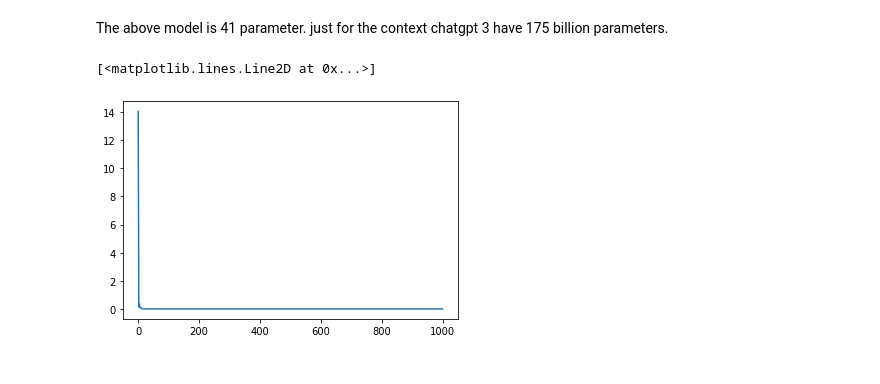
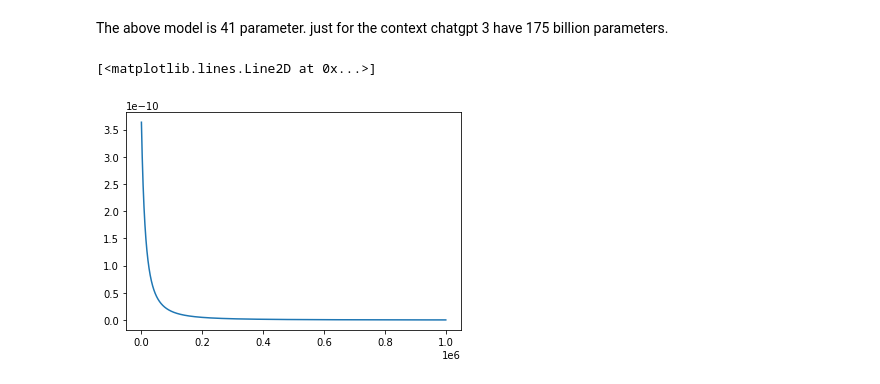
Before and after one commit to vithushanms/micrograd-backpropagation, a Jupyter notebook: [Artificial_Neural_Networks]_[Exercise]_Backpropagation_with_PyTourch.ipynb, the cells around one changed output. Cells and saved outputs as stored; diff of their text form; code cells hidden in the pictures.

```diff
--- a/[Artificial_Neural_Networks]_[Exercise]_Backpropagation_with_PyTourch.ipynb
+++ b/[Artificial_Neural_Networks]_[Exercise]_Backpropagation_with_PyTourch.ipynb
@@ -206,0 +218,3 @@ Value(data=-0.18459774180234567)
+# %%
+for x,y,z in zip([2,3,5,4], [0,1,4,2], [0,1,4,0,2]):
+  print('x', x, ',y', y, ',z', z)
@@ -209,10 +228,14 @@ Value(data=-0.18459774180234567)
 class Layer:
   #here nout is the number of neurons we want in a layer
   def __init__(self, nin, nout):
-    self.neurons = [Neuron(nin) for _ in range(nout)]
+    self.neurons = [Neuron(nin) for _ in range(nout)] #nin=3 nout=2 [Neuron(2), Neuron(2), Neuron(2), Neuron(2)]
 
   def __call__(self,x):
-    out = [n(x) for n in self.neurons]
+    '''
+    self = n
+    x = [2.0, 3.0]
+    '''
+    out = [n(x) for n in self.neurons] #[0.9, 0.6, 2.2, 2.2]
     return out[0] if len(out) == 1 else out
 
   #return the parameters in the layer from all the neurons
@@ -222,7 +245,7 @@ class Layer:
       parameters.extend(neuron.parameters())
     return parameters
 # %%
-x = [2.0, 3.0]
-n = Layer(2,4)
+x = [2.0, 3.0, 1.0]
+n = Layer(nin=3,nout=4)
 n(x)
 # %% [output]
@@ -235,11 +258,31 @@ n(x)
 class MLP:
   #here the nouts is a list of numbers in each layers
   def __init__(self, nin, nouts):
+    '''
+    nin = 3
+    nout = [4,4,1]
+    '''
     #appeand the number of inputs to the layers's first element
     sz = [nin] + nouts
+    '''
+    sz = [3,4,4,1]
+    '''
     self.layers = [Layer(sz[i], sz[i+1]) for i in range(len(nouts))]
+    '''
+    [i = 0 , Layer(3,4),
+      i = 1 , Layer(4,4),
+      i = 2 , Layer(4,1)]
+    '''
 
   def __call__(self, x):
+    '''
+    1st layer x= [2.0, 3.0, 1.0]
+    1st layer out = [1.0, 3.0, 1.0, -1.0]
+    2nd layer in x = [1.0, 3.0, 1.0, -1.0]
+    2nd layer out = [1.0, 1.0, 9.0, -1.0]
+    3rd layer x =  [1.0, 1.0, 9.0, -1.0]
+    3rd layer out 2.0
+    '''
     for layer in self.layers:
       x = layer(x)
 
@@ -323,35 +364,35 @@ The above model is 41 parameter. just for the context chatgpt 3 have  175 billio
 
 loss_arr = []
 
 #global variable to store the MLP with least loss
 mlp_final = n
 least_loss = 0.0
 
 #let's try to stimulate gradient decent
-for k in range(1000):
+for k in range(1000000):
   #forward
   ypred = [n(x) for x in xs]
   loss = sum((ybar - yi)**2 for yi, ybar in zip(ys, ypred))
   if(least_loss == 0 or least_loss >= loss.data):
     least_loss = loss.data;
     mlp_final = n
 
   #backward
   'zero grad to make the grad of the parameters to 0 after previous iteration'
   for p in n.parameters():
     p.grad = 0
   loss.backward();
 
   #addjust parameter by a small bump in the direction of the gradient
   for p in n.parameters():
     p.data += -0.05 * p.grad
 
   loss_arr.append(loss.data)
 
 plt.plot(loss_arr)
 # %% [output]
 [<matplotlib.lines.Line2D at 0x...>]
-[figure, old version]
+[figure, new version]
 # %%
 ypred = [mlp_final(x) for x in xs]
 ypred
```
Also changed, not shown: parts of 13 cells of this notebook.
